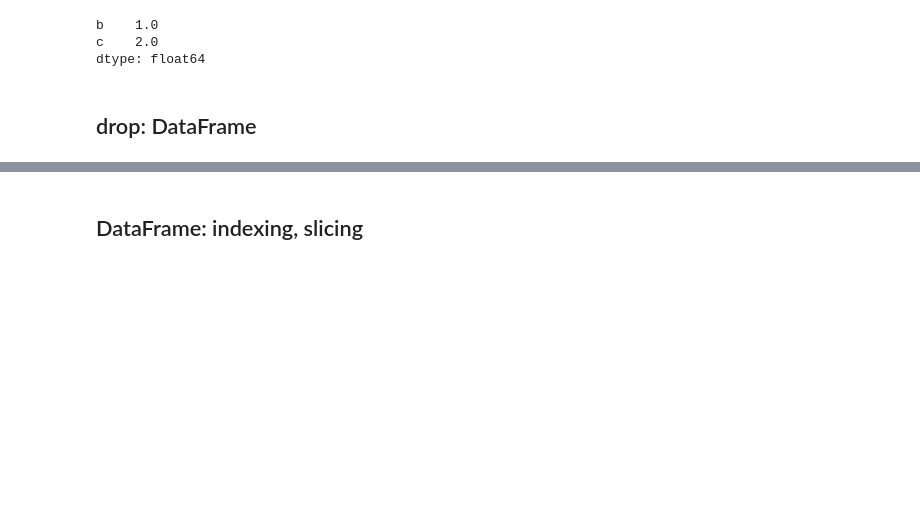
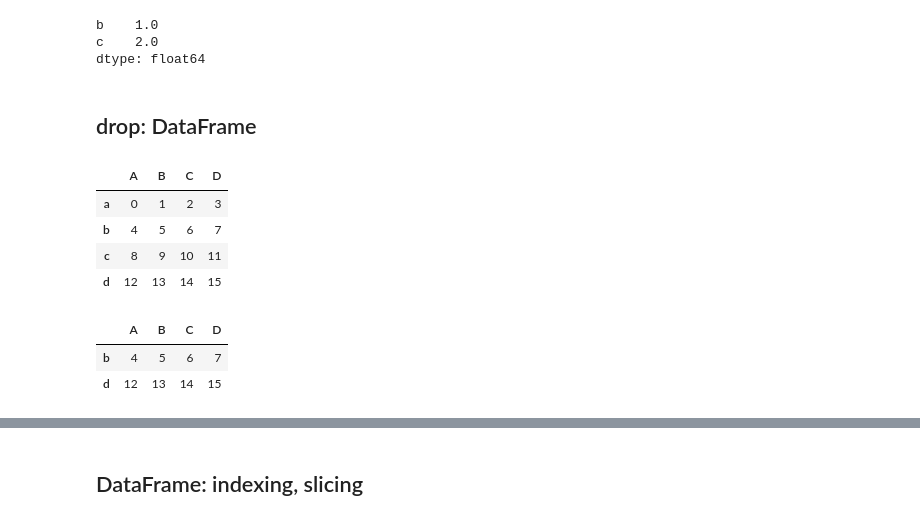
Before and after one commit to yunjichoi37/corpus-linguistics, a Jupyter notebook: 실습/04_Python_데이터분석구조_II.ipynb, the cells around one changed output, grey strips where cells are left out. Drawn from its saved outputs; the diff is of its cells as text; code cells hidden in the pictures; blank space fills up the shorter version.

```diff
--- a/실습/04_Python_데이터분석구조_II.ipynb
+++ b/실습/04_Python_데이터분석구조_II.ipynb
@@ -228,7 +235,3 @@ a.columns.name
 'state'
 # %% [markdown]
 ## 연습문제 3
-# %%
-a = pd.DataFrame({'서울':{'인구':'1000만', '여성':'510만'},
-                    '부산':{'인구':'1000만'},
-                    '경기':{'인구':'1300만', '남성':'650만'}}); a
@@ -239,0 +238,5 @@ a = pd.DataFrame({'서울':{'인구':'1000만', '여성':'510만'},
+# %%
+import pandas as pd
+a = pd.DataFrame({'서울':{'인구':'1000만', '여성':'510만'},
+                    '부산':{'인구':'350만'},
+                    '경기':{'인구':'1300만', '남성':'650만'}}); a
@@ -240,6 +248,2 @@ a = pd.DataFrame({'서울':{'인구':'1000만', '여성':'510만'},
 # %% [markdown]
 ## 연습문제 4
-# %%
-a = pd.DataFrame({'서울':{'인구':'1000만', '여성':'510만'},
-                    '부산':{'인구':'1000만'},
-                    '경기':{'인구':'1300만', '남성':'650만'}}); a
@@ -274,0 +250,6 @@ a
+# %%
+# 교수님 코드
+b = pd.DataFrame(a, index=['여성', '남성', '인구'])
+b.index.name = '인구구성'
+b.columns.name = '지역'
+b.T
@@ -306,3 +306,19 @@ c    2.0
 dtype: float64
 # %% [markdown]
 ## drop: DataFrame
+# %%
+b = pd.DataFrame(np.arange(16).reshape(4, 4),
+                    columns=['A', 'B', 'C', 'D'],
+                    index=['a', 'b', 'c', 'd']); b
+# %% [output]
+|  | A | B | C | D |
+| a | 0 | 1 | 2 | 3 |
+| b | 4 | 5 | 6 | 7 |
+| c | 8 | 9 | 10 | 11 |
+| d | 12 | 13 | 14 | 15 |
+# %%
+b.drop(['a', 'c'])
+# %% [output]
+|  | A | B | C | D |
+| b | 4 | 5 | 6 | 7 |
+| d | 12 | 13 | 14 | 15 |
```
Also changed, not shown: parts of 68 cells of this notebook.
